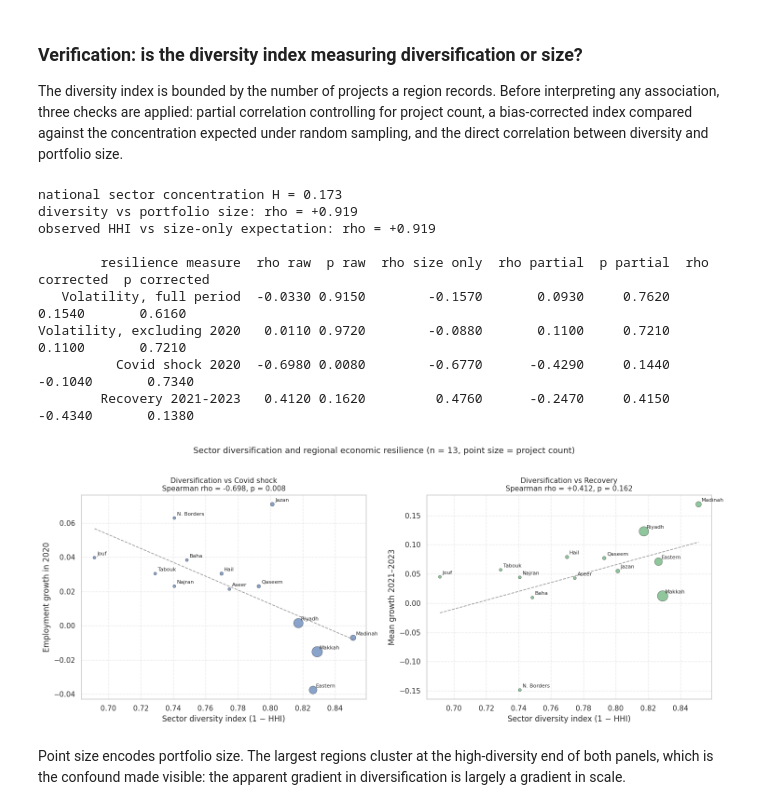
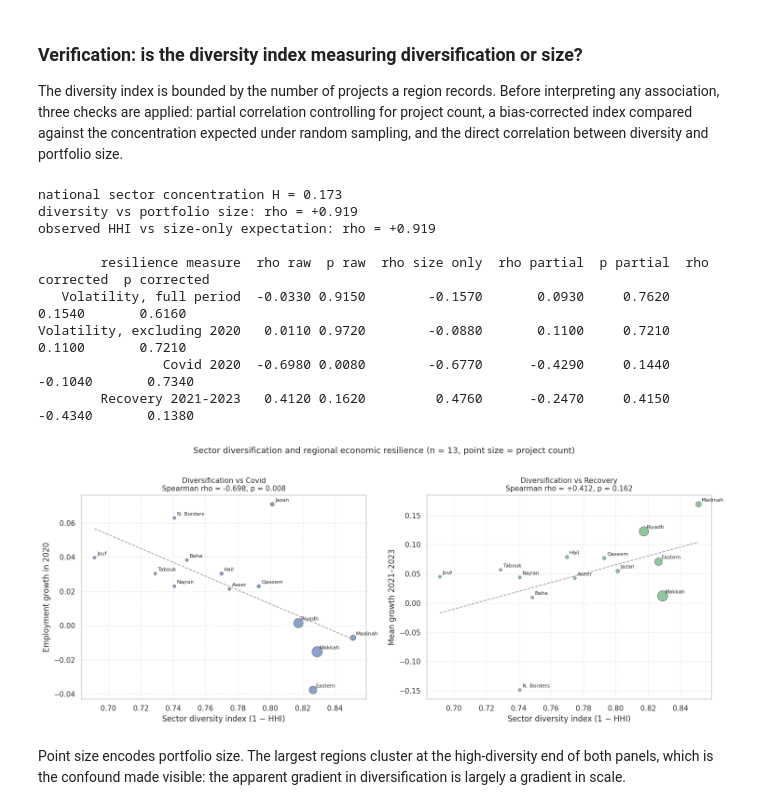
Before and after one commit to Abdulmajeed1140/saudi-megaprojects-ml, a Jupyter notebook: saudi_megaprojects.ipynb, the cells around one changed output. Saved outputs shown, nothing was run; the diff lists cells and outputs as text; code cells hidden in the pictures.

```diff
--- a/saudi_megaprojects.ipynb
+++ b/saudi_megaprojects.ipynb
@@ -2930,7 +2930,7 @@ with_growth = panel_sorted.dropna(subset=["employment_growth"])
 resilience = pd.DataFrame({
     "employment_volatility": with_growth.groupby("Province")["employment_growth"].std(),
     "volatility_ex2020":     with_growth[with_growth["Year"] != 2020].groupby("Province")["employment_growth"].std(),
-    "covid_shock_2020":      panel_sorted[panel_sorted["Year"] == 2020].set_index("Province")["employment_growth"],
+    "covid_2020":      panel_sorted[panel_sorted["Year"] == 2020].set_index("Province")["employment_growth"],
     "recovery_2021_2023":    with_growth[with_growth["Year"].between(2021, 2023)].groupby("Province")["employment_growth"].mean(),
     "sector_hhi":            panel_sorted.groupby("Province")["sector_hhi"].mean(),
     "n_projects":            panel_sorted.groupby("Province")["n_projects"].last(),
@@ -2980,7 +2980,7 @@ Al-Madinah Al-Monawarah      0.1490           0.8510                 0.2210
 resilience_measures = [
     ("Volatility, full period",    "employment_volatility"),
     ("Volatility, excluding 2020", "volatility_ex2020"),
-    ("Covid shock 2020",           "covid_shock_2020"),
+    ("Covid 2020",           "covid_2020"),
     ("Recovery 2021-2023",         "recovery_2021_2023"),
 ]
 # %%
@@ -3065,7 +3065,7 @@ observed HHI vs size-only expectation: rho = +0.919
         resilience measure  rho raw  p raw  rho size only  rho partial  p partial  rho corrected  p corrected
    Volatility, full period  -0.0330 0.9150        -0.1570       0.0930     0.7620         0.1540       0.6160
 Volatility, excluding 2020   0.0110 0.9720        -0.0880       0.1100     0.7210         0.1100       0.7210
-          Covid shock 2020  -0.6980 0.0080        -0.6770      -0.4290     0.1440        -0.1040       0.7340
+                Covid 2020  -0.6980 0.0080        -0.6770      -0.4290     0.1440        -0.1040       0.7340
         Recovery 2021-2023   0.4120 0.1620         0.4760      -0.2470     0.4150        -0.4340       0.1380
 # %%
 region_en_map = {
@@ -3082,41 +3082,41 @@ plot_data["label"] = plot_data["Province"].map(region_en_map).fillna(plot_data["
 fig, axes = plt.subplots(1, 2, figsize=(15, 6))
 
 panels = [
-    ("covid_shock_2020", "Employment growth in 2020",
-     "Diversification vs Covid shock", "#4C72B0"),
+    ("covid_2020", "Employment growth in 2020",
+     "Diversification vs Covid", "#4C72B0"),
     ("recovery_2021_2023", "Mean growth 2021–2023",
      "Diversification vs Recovery", "#55A868"),
 ]
 
 for ax, (col, ylabel, title, colour) in zip(axes, panels):
     sub = plot_data.dropna(subset=[col])
 
     ax.scatter(sub["diversity_index"], sub[col],
                s=np.clip(sub["n_projects"], 20, 300), alpha=0.65,
                color=colour, edgecolors="black", linewidth=0.5)
 
     for _, region in sub.iterrows():
         ax.annotate(region["label"], (region["diversity_index"], region[col]),
                     fontsize=8, xytext=(4, 4), textcoords="offset points")
 
     slope_intercept = np.polyfit(sub["diversity_index"], sub[col], 1)
     x_line = np.linspace(sub["diversity_index"].min(), sub["diversity_index"].max(), 50)
     ax.plot(x_line, np.poly1d(slope_intercept)(x_line), "--",
             color="grey", linewidth=1.2, alpha=0.8)
 
     rho, p_value = spearmanr(sub["diversity_index"], sub[col])
     ax.set_title(f"{title}\nSpearman rho = {rho:+.3f}, p = {p_value:.3f}", fontsize=11)
     ax.set_xlabel("Sector diversity index (1 − HHI)")
     ax.set_ylabel(ylabel)
     ax.grid(True, linestyle="--", alpha=0.4)
 
 fig.suptitle("Sector diversification and regional economic resilience (n = 13, point size = project count)",
              fontsize=13, y=1.02)
 plt.tight_layout()
 plt.savefig("FS91_diversification_resilience.png", dpi=200, bbox_inches="tight")
 plt.show()
 # %% [output]
-[figure, old version]
+[figure, new version]
 # %% [markdown]
 Point size encodes portfolio size. The largest regions cluster at the high-diversity end of both panels, which is the confound made visible: the apparent gradient in diversification is largely a gradient in scale.
 # %% [markdown]
```
Also changed, not shown: parts of 10 cells of this notebook.
